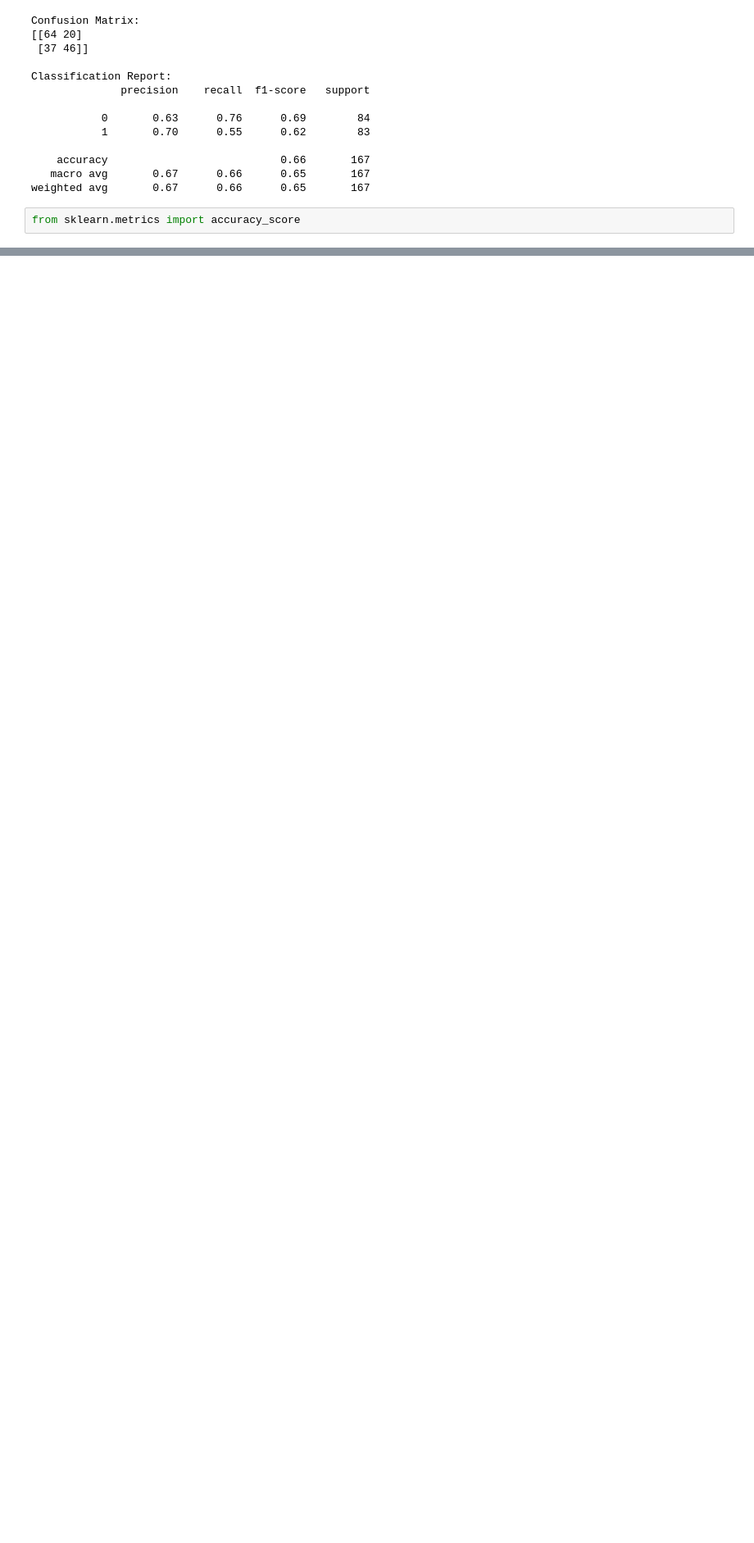
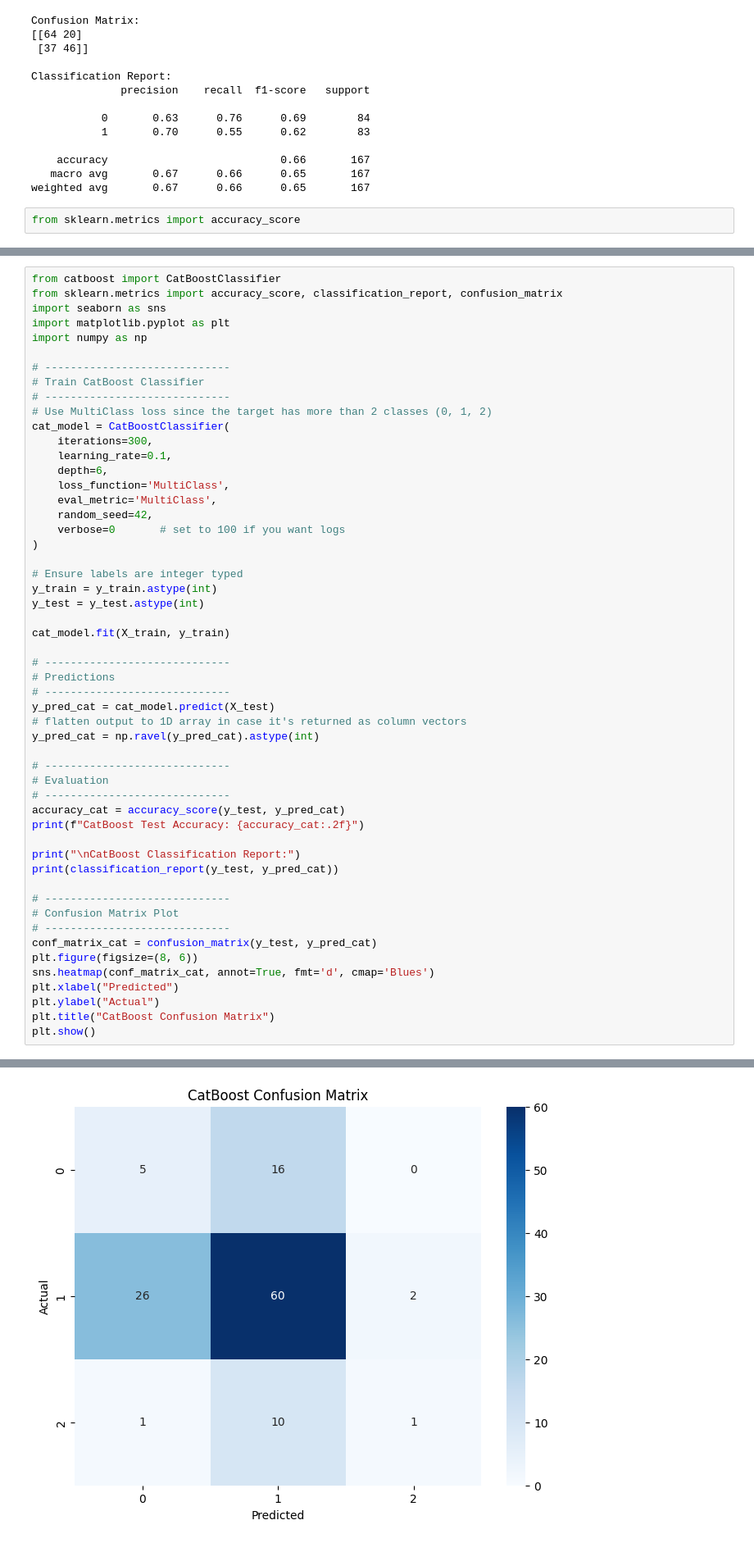
Before and after one commit to gregory-bot/crypto-model-classifier, a Jupyter notebook: src/train.ipynb, the cells around one changed output, grey strips where cells are left out. Shown at 82% size. Drawn from its saved outputs; the diff is of its cells as text; blank space fills up the shorter version.

```diff
--- a/src/train.ipynb
+++ b/src/train.ipynb
@@ -397,0 +536,54 @@ weighted avg       0.65      0.64      0.64       126
+# %%
+from catboost import CatBoostClassifier
+from sklearn.metrics import accuracy_score, classification_report, confusion_matrix
+import seaborn as sns
+import matplotlib.pyplot as plt
+import numpy as np
+
+# -----------------------------
+# Train CatBoost Classifier
+# -----------------------------
+# Use MultiClass loss since the target has more than 2 classes (0, 1, 2)
+cat_model = CatBoostClassifier(
+    iterations=300,
+    learning_rate=0.1,
+    depth=6,
+    loss_function='MultiClass',
+    eval_metric='MultiClass',
+    random_seed=42,
+    verbose=0       # set to 100 if you want logs
+)
+
+# Ensure labels are integer typed
+y_train = y_train.astype(int)
+y_test = y_test.astype(int)
+
+cat_model.fit(X_train, y_train)
+
+# -----------------------------
+# Predictions
+# -----------------------------
+y_pred_cat = cat_model.predict(X_test)
+# flatten output to 1D array in case it's returned as column vectors
+y_pred_cat = np.ravel(y_pred_cat).astype(int)
+
+# -----------------------------
+# Evaluation
+# -----------------------------
+accuracy_cat = accuracy_score(y_test, y_pred_cat)
+print(f"CatBoost Test Accuracy: {accuracy_cat:.2f}")
+
+print("\nCatBoost Classification Report:")
+print(classification_report(y_test, y_pred_cat))
+
+# -----------------------------
+# Confusion Matrix Plot
+# -----------------------------
+conf_matrix_cat = confusion_matrix(y_test, y_pred_cat)
+plt.figure(figsize=(8, 6))
+sns.heatmap(conf_matrix_cat, annot=True, fmt='d', cmap='Blues')
+plt.xlabel("Predicted")
+plt.ylabel("Actual")
+plt.title("CatBoost Confusion Matrix")
+plt.show()
+# %% [output]
@@ -397,0 +602 @@ weighted avg       0.65      0.64      0.64       126
+[figure, added]
```
Also changed, not shown: parts of 11 cells of this notebook, 5 other files.
